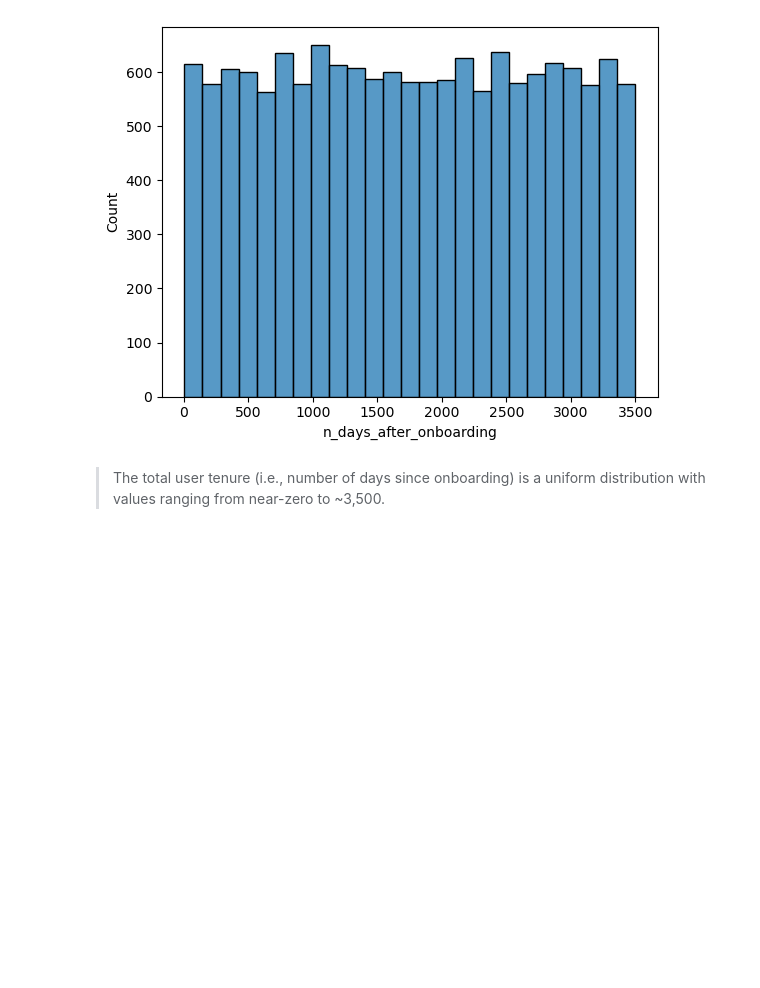
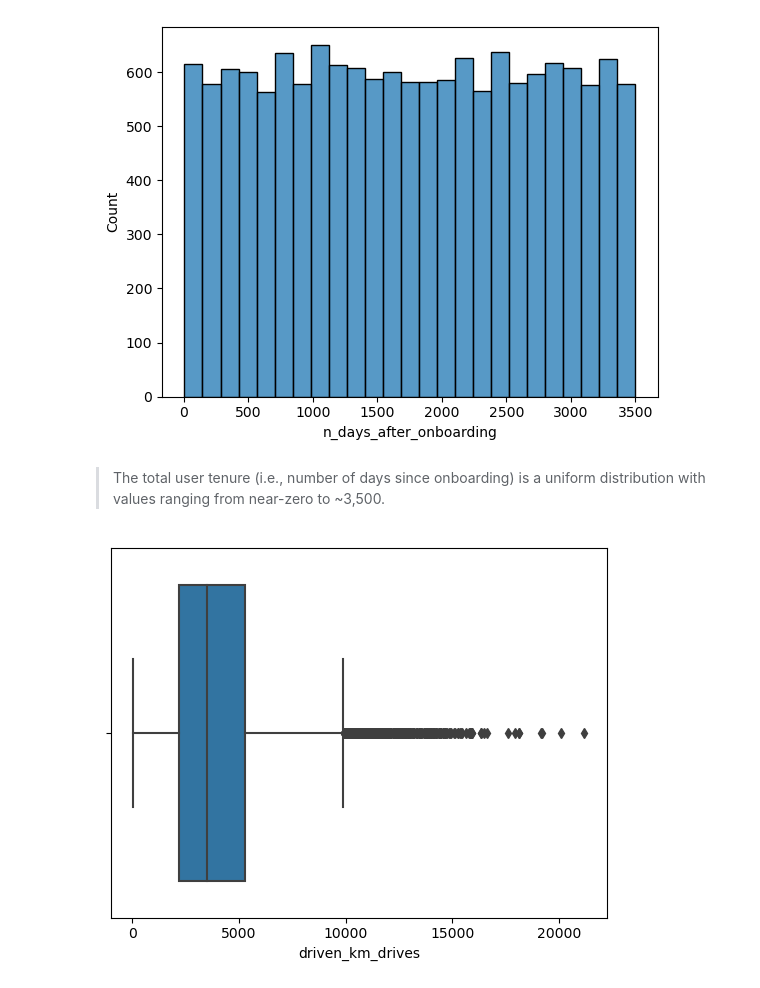
Before and after one commit to alishanstyles/Waze, a Jupyter notebook: Untitled.ipynb, the cells around one changed output. Saved outputs shown, nothing was run; the diff lists cells and outputs as text; code cells hidden in the pictures; blank space fills up the shorter version.

Commit message:
adding visualizations

```diff
--- a/Untitled.ipynb
+++ b/Untitled.ipynb
@@ -263,3 +263,8 @@ sns.histplot(data = df,
 [figure]
 # %% [markdown]
 > The total user tenure (i.e., number of days since onboarding) is a uniform distribution with values ranging from near-zero to ~3,500.
+# %%
+sns.boxplot(data = df,
+            x = 'driven_km_drives');
+# %% [output]
+[figure, added]
```
Also changed, not shown: parts of 4 cells of this notebook.
